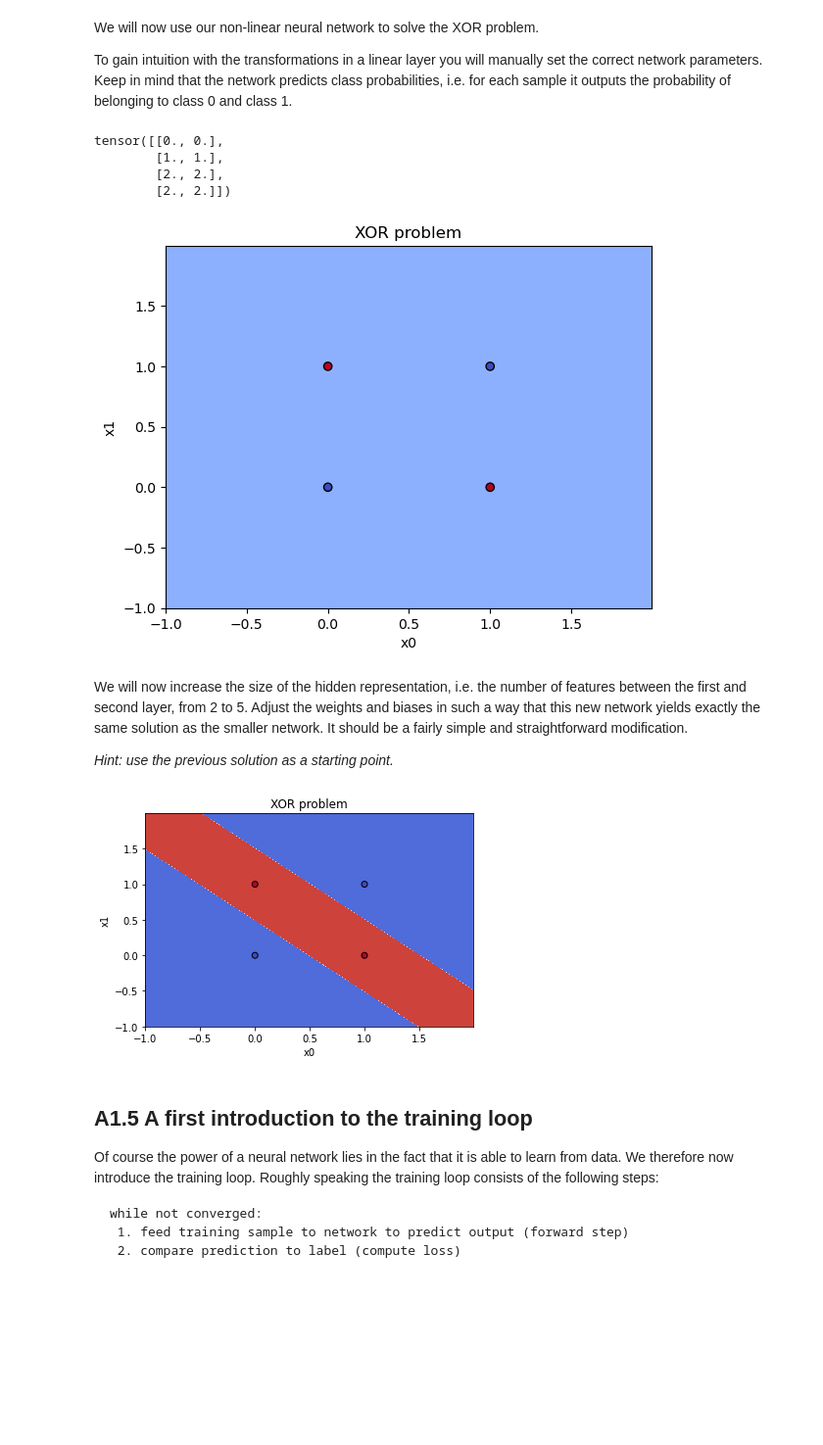
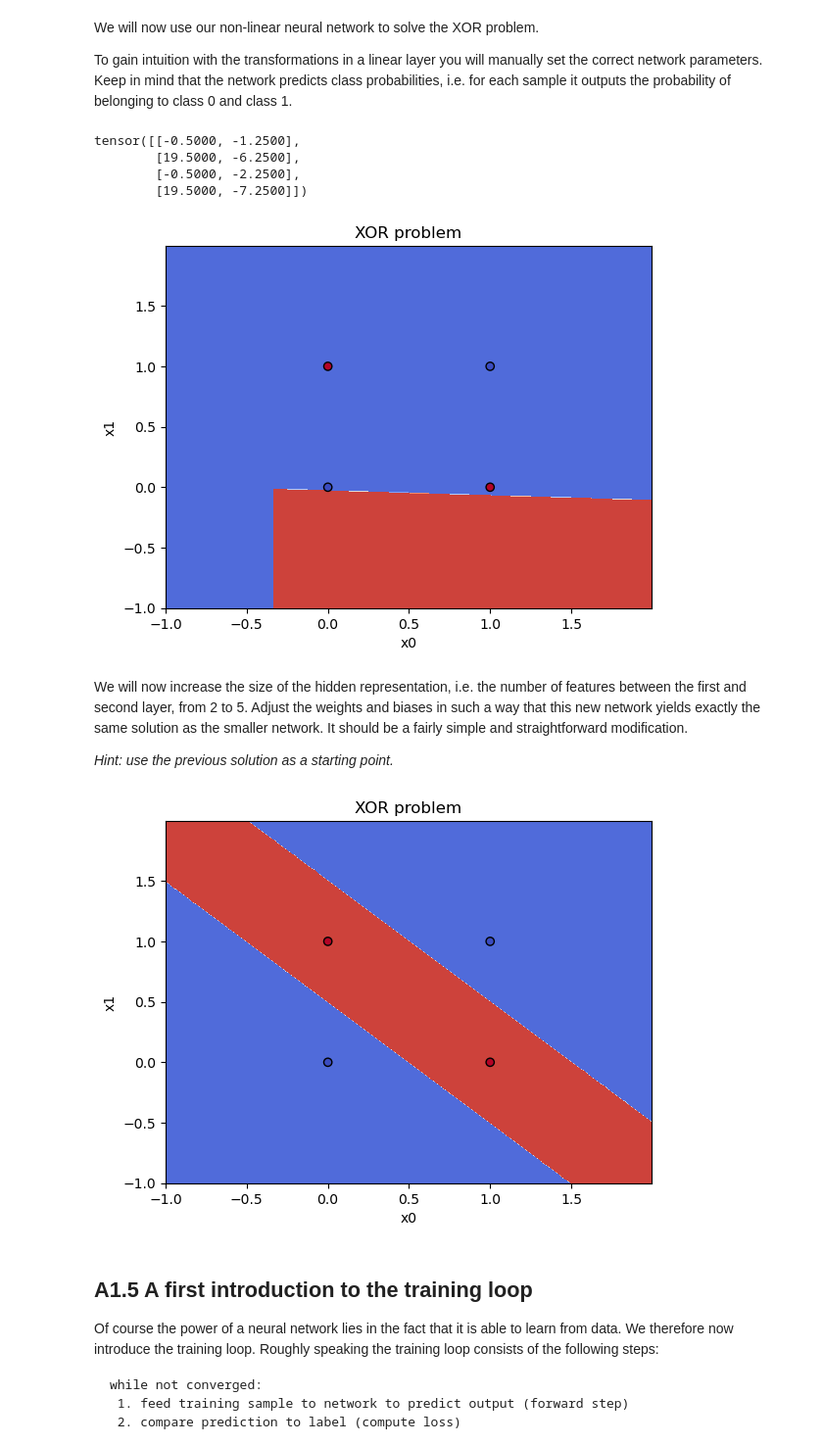
Before and after one commit to flaviogheri/deep_learning, a Jupyter notebook: assignment_revision/Assignment_1.ipynb, the cells around one changed output. Shown at 98% size. Drawn from its saved outputs; the diff is of its cells as text; code cells hidden in the pictures; blank space fills up the shorter version.

```diff
--- a/assignment_revision/Assignment_1.ipynb
+++ b/assignment_revision/Assignment_1.ipynb
@@ -566,7 +566,13 @@ net = Net(layers)
 #   TODO: Manually set network parameters to solve the XOR problem.    #
 ########################################################################
 
-pass
+
+net.layers[0].weight = torch.tensor(([1., 1.], [0.0, 10.]))
+net.layers[0].bias = torch.tensor([[1., 0.5]])
+
+net.layers[2].weight = torch.tensor(([-2., -0.5], [2., -0.5]))
+net.layers[2].bias = torch.tensor([[0.5, -0.5]])
+
 
 ########################################################################
 #                         END OF YOUR CODE                             #
@@ -579,11 +585,11 @@ print(y_pred)
 # Show decision boundary
 plot(x_xor, y_xor, net)
 # %% [output]
-tensor([[0., 0.],
-        [1., 1.],
-        [2., 2.],
-        [2., 2.]])
+tensor([[-0.5000, -1.2500],
+        [19.5000, -6.2500],
+        [-0.5000, -2.2500],
+        [19.5000, -7.2500]])
-[figure, old version]
+[figure, new version]
 # %% [markdown]
 We will now increase the size of the hidden representation, i.e. the number of features between the first and second layer, from 2 to 5. Adjust the weights and biases in such a way that this new network yields exactly the same solution as the smaller network. It should be a fairly simple and straightforward modification.
 
@@ -591,31 +597,41 @@ We will now increase the size of the hidden representation, i.e. the number of f
 # %%
 in_features, hidden_dim, out_features = 2, 5, 2
 
 # Define and initialize layers
 layers = [Linear(in_features, hidden_dim),
           ReLU(),
           Linear(hidden_dim, out_features)]
 
 # Initialize network
 net = Net(layers)
 
 ########################################################################
 #   TODO: Manually set network parameters to solve the XOR problem.    #
 ########################################################################
 
-pass
+net.layers[0].weight = torch.tensor(([1., 1., 0., 0., 0.],
+                                     [1., 1., 0., 0., 0.]))
+net.layers[0].bias = torch.tensor([[-1., 0., 0., 0., 0.]])
+
+net.layers[2].weight = torch.tensor(([2., 0.],
+                                     [-1., 0.],
+                                     [0., 0.],
+                                     [0., 0.],
+                                     [0., 0.]))
+net.layers[2].bias = torch.tensor([[1., 0.5]])
+
 
 ########################################################################
 #                         END OF YOUR CODE                             #
 ########################################################################
 
 # Forward pass
 y_pred = net.forward(x_xor)
 
 # Show decision boundary
 plot(x_xor, y_xor, net)
 # %% [output]
-[figure, old version]
+[figure, new version]
 # %% [markdown]
 ## A1.5 A first introduction to the training loop
 
```
Also changed, not shown: parts of 1 cell of this notebook, 1 other file.
